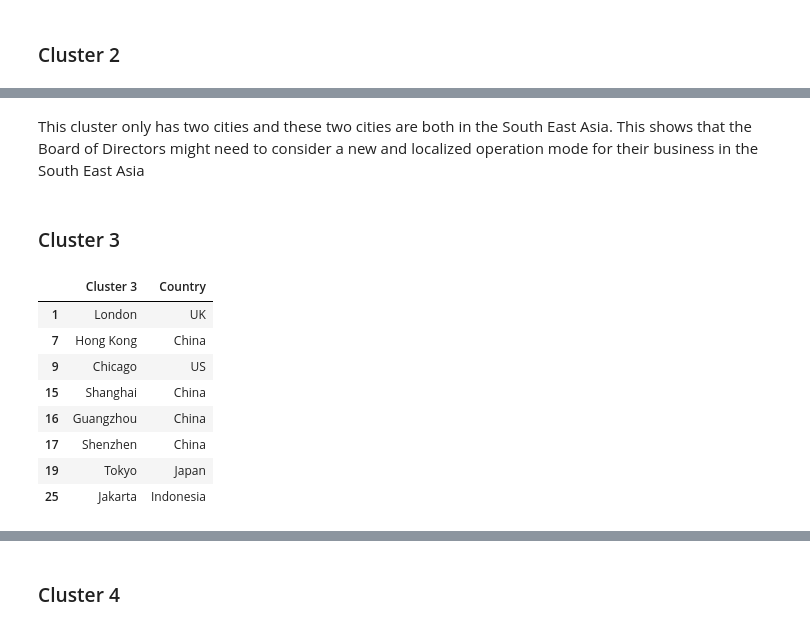
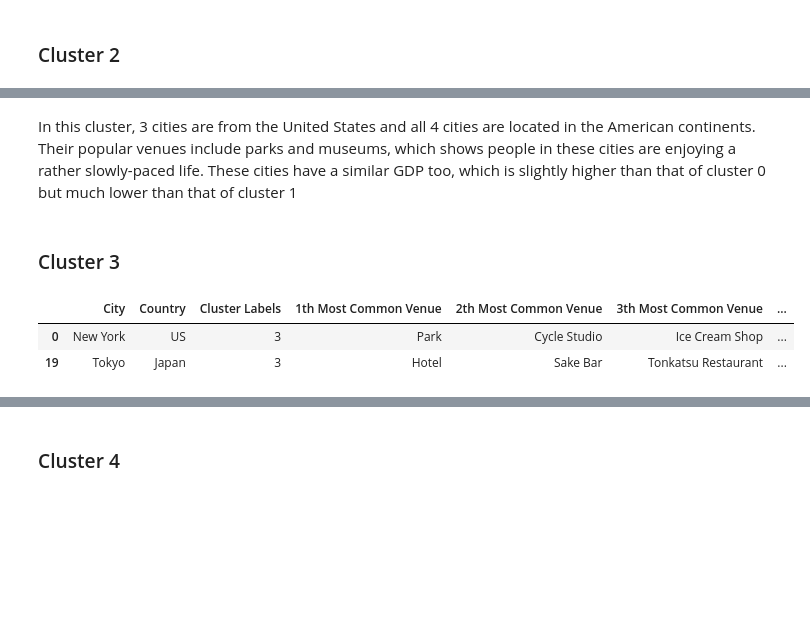
Before and after one commit to Julietsirui/Coursera_Capstone, a Jupyter notebook: Self_Initiated Project.ipynb, the cells around one changed output, grey strips where cells are left out. Saved outputs shown, nothing was run; the diff lists cells and outputs as text; code cells hidden in the pictures; blank space fills up the shorter version.

```diff
--- a/Self_Initiated Project.ipynb
+++ b/Self_Initiated Project.ipynb
@@ -313,9 +714,11 @@ City_df.shape
 (27, 4)
 # %%
 ## Since the two dataframes have the same shape, we can merge them on the Postal Code
+City_venue_sorted = City_venue_sorted.replace('Seoul–Incheon', 'Seoul')
 world_merged = City_df
+world_merged = world_merged.replace('Seoul–Incheon', 'Seoul')
 world_merged = world_merged.join(City_venue_sorted.set_index('City'), on = 'City')
 
-world_merged.head()
+world_merged
 # %% [output]
 |  | City | Latitude | Longitude | Country | Cluster Labels | 1th Most Common Venue | 2th Most Common Venue | ... |
@@ -365,6 +779,11 @@ Based on the analysis above, a total of 27 cities were clustered into 5 groups a
 # %%
 ## Filter out the cluster 0 cities and change the column name to cluster 0
 Cluster0 = pd.DataFrame(world_merged[world_merged['Cluster Labels'] == 0][['City', 'Country']])
-Cluster0.columns = ['Cluster 0', 'Country']
+Cluster0.columns = ['City', 'Country']
+Cluster0 = pd.DataFrame(world_merged[world_merged['Cluster Labels'] == 0][['City', 'Country']]).replace('Seoul–Incheon','Seoul')
+Cluster0.columns = ['City', 'Country']
+Cluster0 = Cluster0.join(City_venue_sorted.set_index('City'), on = 'City')
+Cluster0 = Cluster0.join(gdp_filtered_sorted1.set_index('City'), on = 'City')
+Cluster0 = Cluster0.join(temp_sorted.set_index('City'), on = 'City')
 Cluster0
 # %% [output]
@@ -376,7 +805,11 @@ Beijing is of its own group, which shows that its distribution is pretty unique
 ### Cluster 1
 # %%
 ## Filter out the cluster 1 cities and change the column name to cluster 1
-Cluster1 = pd.DataFrame(world_merged[world_merged['Cluster Labels'] == 1][['City', 'Country']])
-Cluster1.columns = ['Cluster 1', 'Country']
+City_venue_sorted = City_venue_sorted.replace('Seoul–Incheon', 'Seoul')
+Cluster1 = pd.DataFrame(world_merged[world_merged['Cluster Labels'] == 1][['City', 'Country']]).replace('Seoul–Incheon','Seoul')
+Cluster1.columns = ['City', 'Country']
+Cluster1 = Cluster1.join(City_venue_sorted.set_index('City'), on = 'City')
+Cluster1 = Cluster1.join(gdp_filtered_sorted1.set_index('City'), on = 'City')
+Cluster1 = Cluster1.join(temp_sorted.set_index('City'), on = 'City')
 Cluster1
 # %% [output]
@@ -404,6 +832,11 @@ These 11 cities are segemented into one group. As shown in the table, most big c
 # %%
 ## Filter out the cluster 2 cities and change the column name to cluster 2
 Cluster2 = pd.DataFrame(world_merged[world_merged['Cluster Labels'] == 2][['City', 'Country']])
-Cluster2.columns = ['Cluster 2', 'Country']
+Cluster2.columns = ['City', 'Country']
+Cluster2 = pd.DataFrame(world_merged[world_merged['Cluster Labels'] == 2][['City', 'Country']]).replace('Seoul–Incheon','Seoul')
+Cluster2.columns = ['City', 'Country']
+Cluster2 = Cluster2.join(City_venue_sorted.set_index('City'), on = 'City')
+Cluster2 = Cluster2.join(gdp_filtered_sorted1.set_index('City'), on = 'City')
+Cluster2 = Cluster2.join(temp_sorted.set_index('City'), on = 'City')
 Cluster2
 # %% [output]
@@ -413,22 +848,21 @@ Cluster2
-# %% [markdown]
-This cluster only has two cities and these two cities are both in the South East Asia. This shows that the Board of Directors might need to consider a new and localized operation mode for their business in the South East Asia
+# %% [markdown]
+In this cluster, 3 cities are from the United States and all 4 cities are located in the American continents. Their popular venues include parks and museums, which shows people in these cities are enjoying a rather slowly-paced life. These cities have a similar GDP too, which is slightly higher than that of cluster 0 but much lower than that of cluster 1
 # %% [markdown]
 ### Cluster 3
 # %%
 ## Filter out the cluster 3 cities and change the column name to cluster 3
 Cluster3 = pd.DataFrame(world_merged[world_merged['Cluster Labels'] == 3][['City', 'Country']])
-Cluster3.columns = ['Cluster 3', 'Country']
+Cluster3.columns = ['City', 'Country']
+Cluster3 = pd.DataFrame(world_merged[world_merged['Cluster Labels'] == 3][['City', 'Country']]).replace('Seoul–Incheon','Seoul')
+Cluster3.columns = ['City', 'Country']
+Cluster3 = Cluster3.join(City_venue_sorted.set_index('City'), on = 'City')
+Cluster3 = Cluster3.join(gdp_filtered_sorted1.set_index('City'), on = 'City')
+Cluster3 = Cluster3.join(temp_sorted.set_index('City'), on = 'City')
 Cluster3
 # %% [output]
-|  | Cluster 3 | Country |
-| 1 | London | UK |
-| 7 | Hong Kong | China |
-| 9 | Chicago | US |
-| 15 | Shanghai | China |
-| 16 | Guangzhou | China |
-| 17 | Shenzhen | China |
-| 19 | Tokyo | Japan |
-| 25 | Jakarta | Indonesia |
+|  | City | Country | Cluster Labels | 1th Most Common Venue | 2th Most Common Venue | 3th Most Common Venue | ... |
+| 0 | New York | US | 3 | Park | Cycle Studio | Ice Cream Shop | ... |
+| 19 | Tokyo | Japan | 3 | Hotel | Sake Bar | Tonkatsu Restaurant | ... |
 # %%
 # Count how many cities in cluster 3
 Cluster3.shape
```
Also changed, not shown: parts of 61 cells of this notebook.
